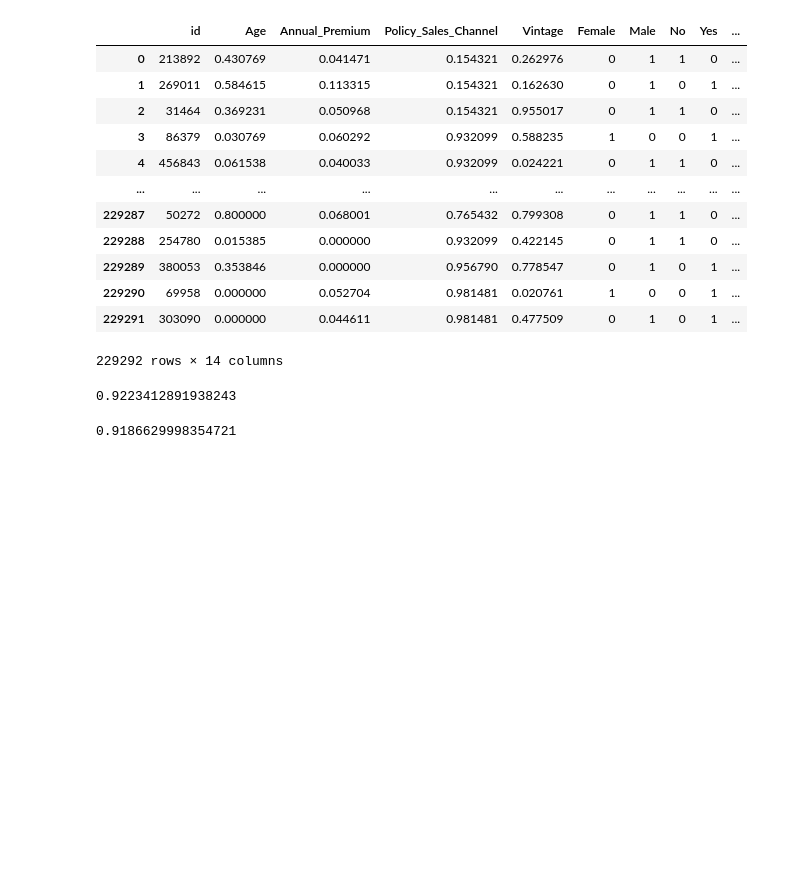
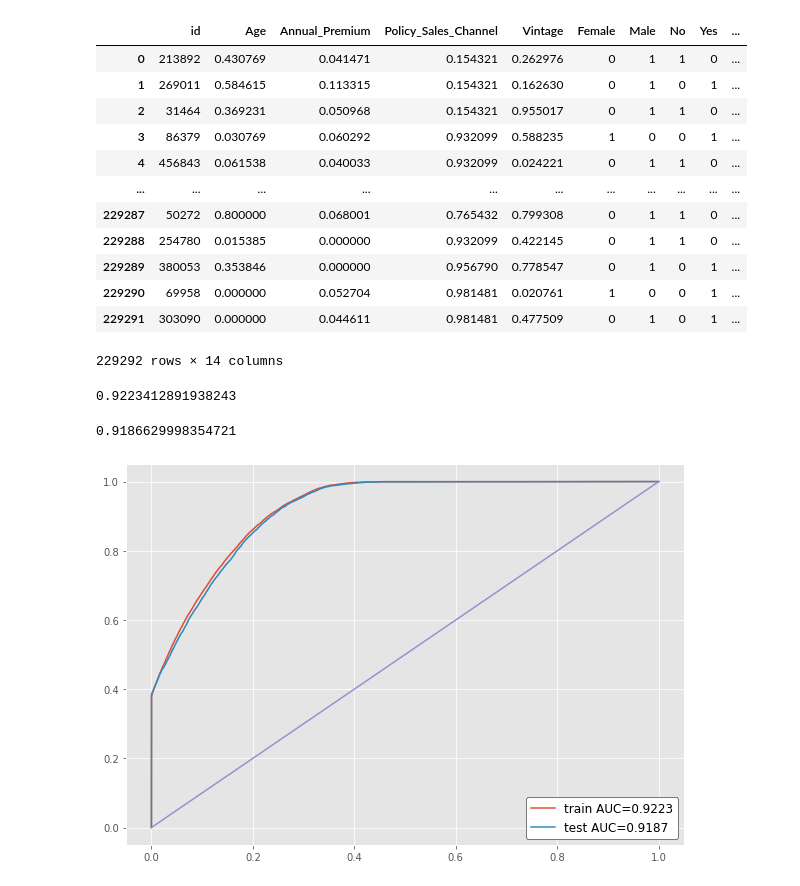
Before and after one commit to durakin/DataAnalysisMethodsLabs, a Jupyter notebook: 3/lab.ipynb, the cells around one changed output. Drawn from its saved outputs; the diff is of its cells as text; code cells hidden in the pictures; blank space fills up the shorter version.

```diff
--- a/3/lab.ipynb
+++ b/3/lab.ipynb
@@ -290,6 +290,19 @@ roc_auc_score(y_train, y_train_predicted_rf)
 roc_auc_score(y_val, y_val_predicted_rf)
 # %% [output]
 0.9186629998354721
+# %%
+def roc_auc_plot(y_train, y_train_predicted, y_val, y_val_predicted):
+    train_auc = roc_auc_score(y_train, y_train_predicted)
+    test_auc = roc_auc_score(y_val, y_val_predicted)
+
+    plt.figure(figsize=(10,7))
+    plt.plot(*roc_curve(y_train, y_train_predicted)[:2], label='train AUC={:.4f}'.format(train_auc))
+    plt.plot(*roc_curve(y_val, y_val_predicted)[:2], label='test AUC={:.4f}'.format(test_auc))
+    legend_box = plt.legend(fontsize='large', framealpha=1).get_frame()
+    legend_box.set_facecolor("white")
+    legend_box.set_edgecolor("black")
+    plt.plot(np.linspace(0,1,100), np.linspace(0,1,100))
+    plt.show()
 # %%
 def create_submission(id_col, y_pred):
     submission = pd.DataFrame({
@@ -300,3 +313,7 @@ def create_submission(id_col, y_pred):
 
 submission = create_submission(data_test.id, y_test_predicted)
 submission.to_csv("./submission.csv", index=False)
+# %%
+roc_auc_plot(y_train, y_train_predicted_rf, y_val, y_val_predicted_rf)
+# %% [output]
+[figure, added]
```
Also changed, not shown: 3 other files.
